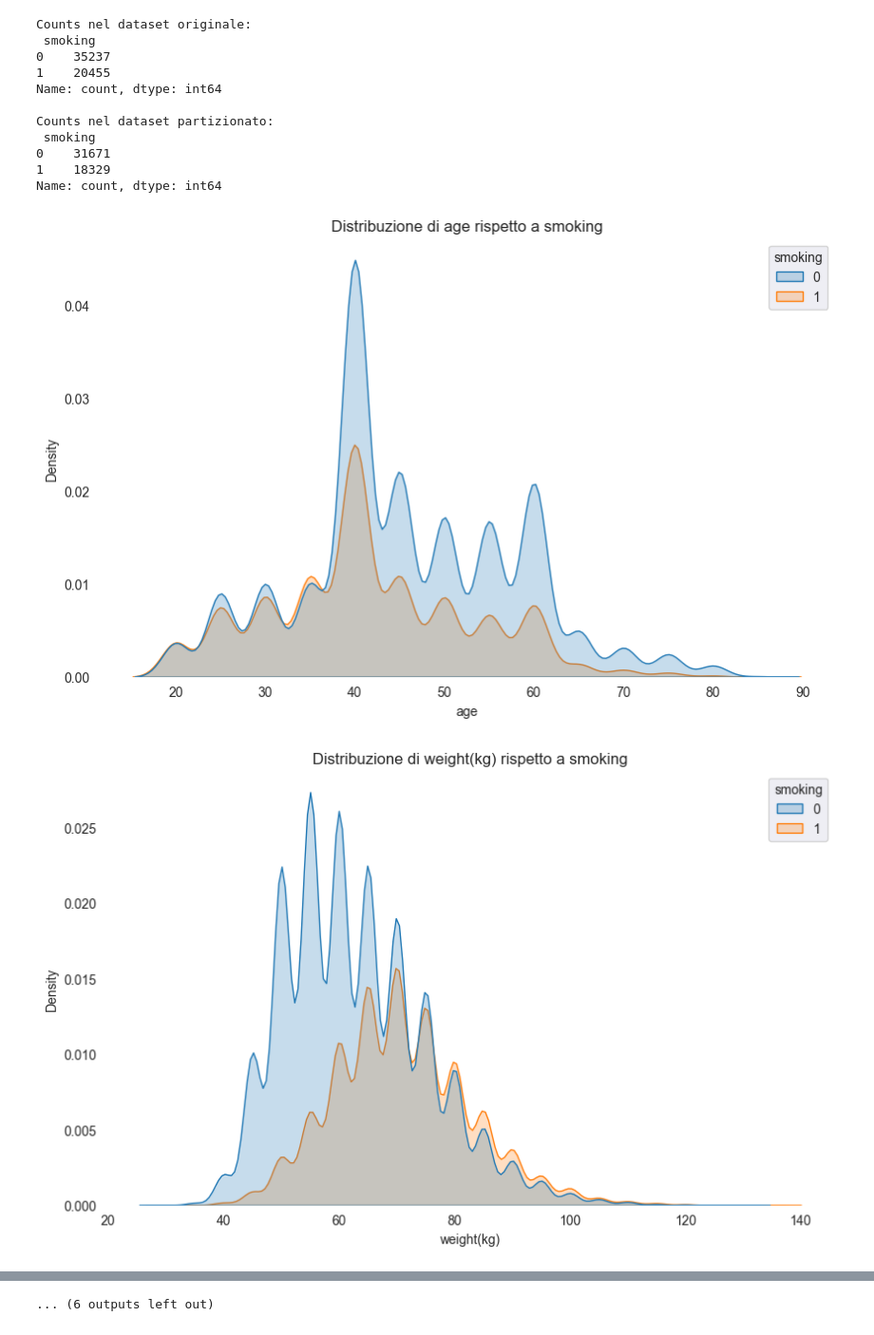
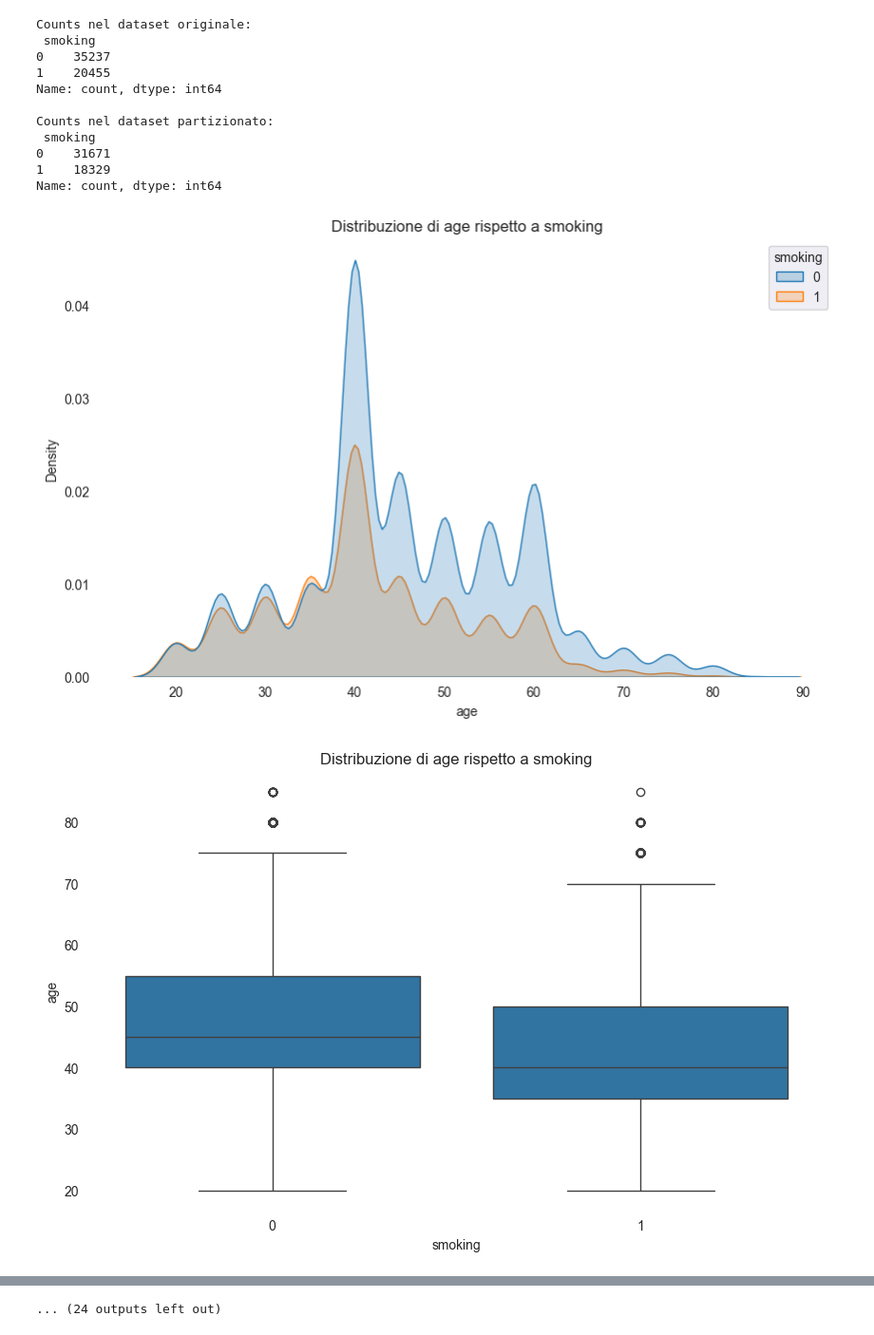
Before and after one commit to cricci3/Smoker-Detector-ML-Model, a Jupyter notebook: analisi_covariate2.ipynb, the cells around one changed output, grey strips where cells are left out. Shown at 95% size. Drawn from its saved outputs; the diff is of its cells as text; code cells hidden in the pictures.

```diff
--- a/analisi_covariate2.ipynb
+++ b/analisi_covariate2.ipynb
@@ -32,21 +32,34 @@ variabili_continue = ['age', 'weight(kg)', 'waist(cm)', 'eyesight(left)', 'eyesi
 # %%
 import matplotlib.pyplot as plt
 import seaborn as sns
 
 for colonna in variabili_continue:
     plt.figure(figsize=(10, 6))
 
     # Imposta lo sfondo bianco
     ax = plt.gca()
     ax.set_facecolor('white')
 
     # Aggiungi la griglia
     ax.grid(True, linestyle='--', alpha=0.7)
 
 
     sns.kdeplot(data=sampled_df, x=colonna, hue='smoking', fill=True)
     plt.title(f'Distribuzione di {colonna} rispetto a smoking')
     plt.show()
+
+    plt.figure(figsize=(10, 6))
+
+    # Set white background
+    ax = plt.gca()
+    ax.set_facecolor('white')
+
+    # Add grid
+    ax.grid(True, linestyle='--', alpha=0.7)
+
+    sns.boxplot(data=sampled_df, x='smoking', y=colonna)
+    plt.title(f'Distribuzione di {colonna} rispetto a smoking')
+    plt.show()
 # %% [output]
 [figure]
-[figure, old version]
+[figure, new version]
@@ -63,4 +76,4 @@ for colonna in variabili_continue:
-... (6 outputs left out)
+... (24 outputs left out)
 # %%
 for variabile in variabili_discrete:
     grouped = sampled_df.groupby([variabile, 'smoking']).size().unstack()
```
Also changed, not shown: parts of 3 cells of this notebook, 1 other file.
